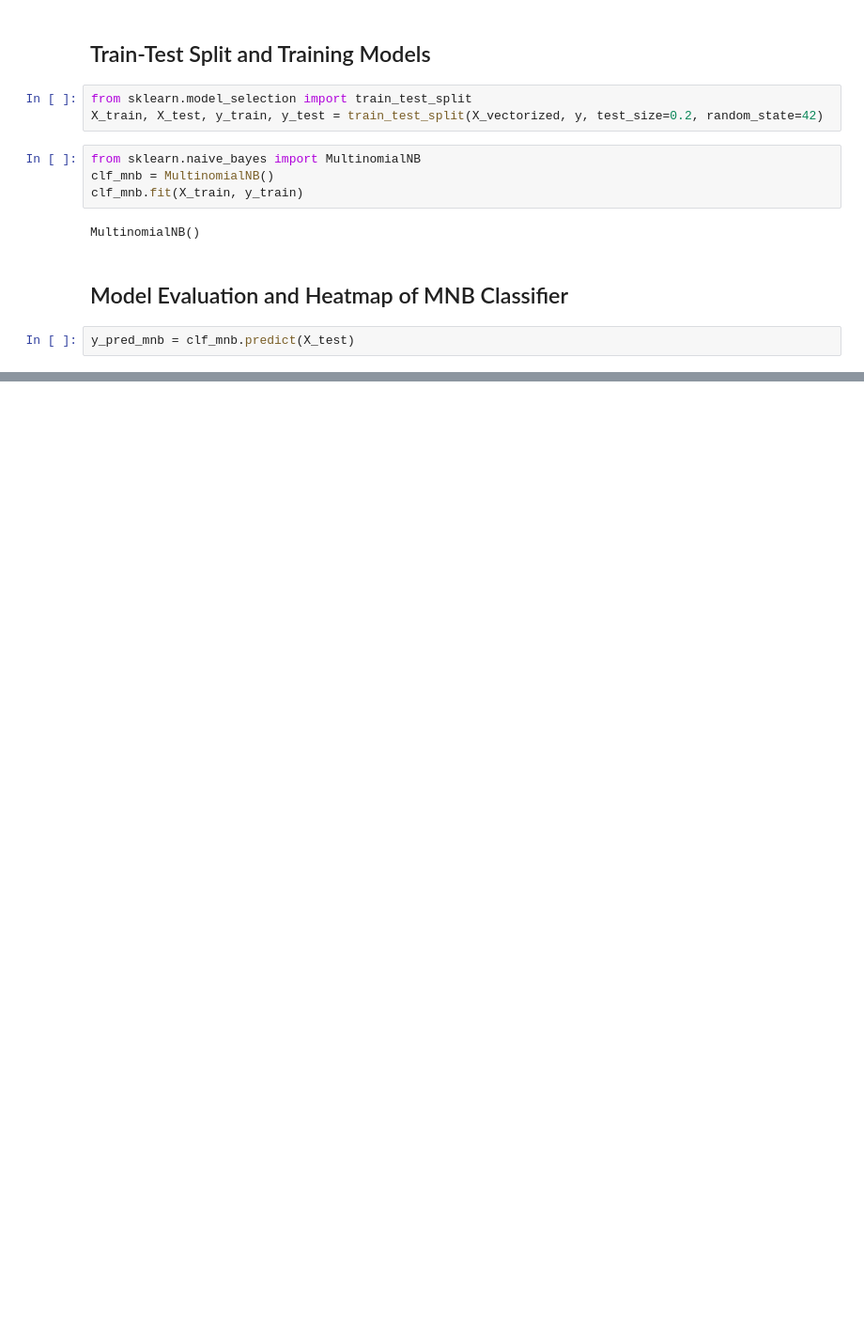
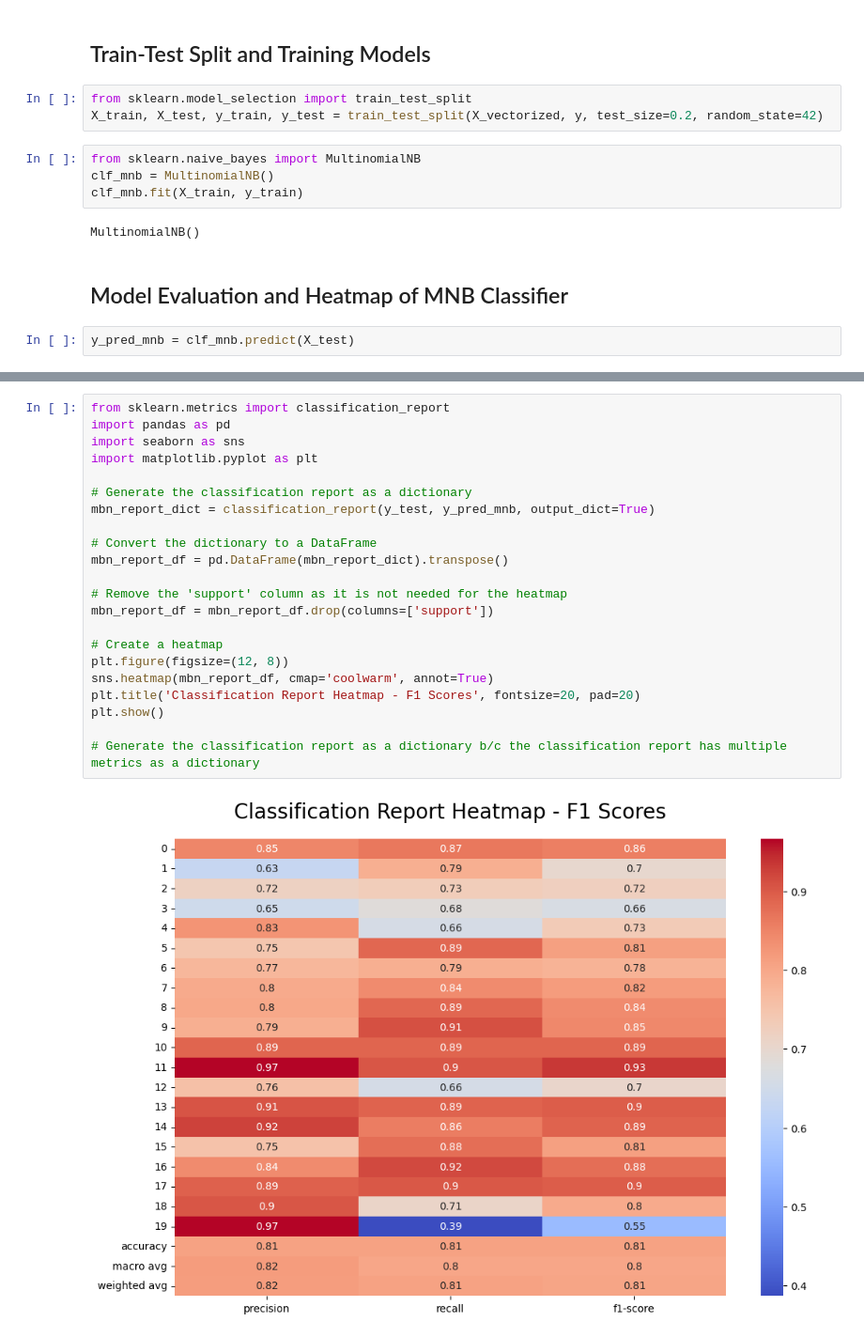
Before and after one commit to enduringwriter/Artificial_Intelligence_COMSC_150AI, a Jupyter notebook: As12_NLP_News_Category_Classification/as_nlp_news_Keith_Stateson.ipynb, the cells around one changed output, grey strips where cells are left out. Shown at 94% size. Drawn from its saved outputs; the diff is of its cells as text; blank space fills up the shorter version.

Commit message:
As12 Natural Language Processing of News Category Classification completed

```diff
--- a/As12_NLP_News_Category_Classification/as_nlp_news_Keith_Stateson.ipynb
+++ b/As12_NLP_News_Category_Classification/as_nlp_news_Keith_Stateson.ipynb
@@ -490 +495,25 @@ Who will be the next US president',
+# %%
+from sklearn.metrics import classification_report
+import pandas as pd
+import seaborn as sns
+import matplotlib.pyplot as plt
+
+# Generate the classification report as a dictionary
+mbn_report_dict = classification_report(y_test, y_pred_mnb, output_dict=True)
+
+# Convert the dictionary to a DataFrame
+mbn_report_df = pd.DataFrame(mbn_report_dict).transpose()
+
+# Remove the 'support' column as it is not needed for the heatmap
+mbn_report_df = mbn_report_df.drop(columns=['support'])
+
+# Create a heatmap
+plt.figure(figsize=(12, 8))
+sns.heatmap(mbn_report_df, cmap='coolwarm', annot=True)
+plt.title('Classification Report Heatmap - F1 Scores', fontsize=20, pad=20)
+plt.show()
+
+# Generate the classification report as a dictionary b/c the classification report has multiple metrics as a dictionary
+# %% [output]
+[figure, added]
 # %%
```
Also changed, not shown: parts of 10 cells of this notebook, 1 other file.
